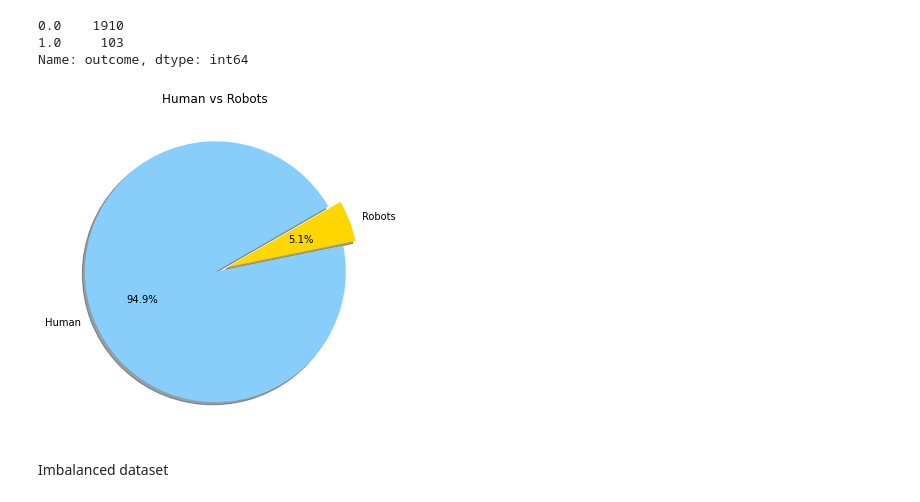
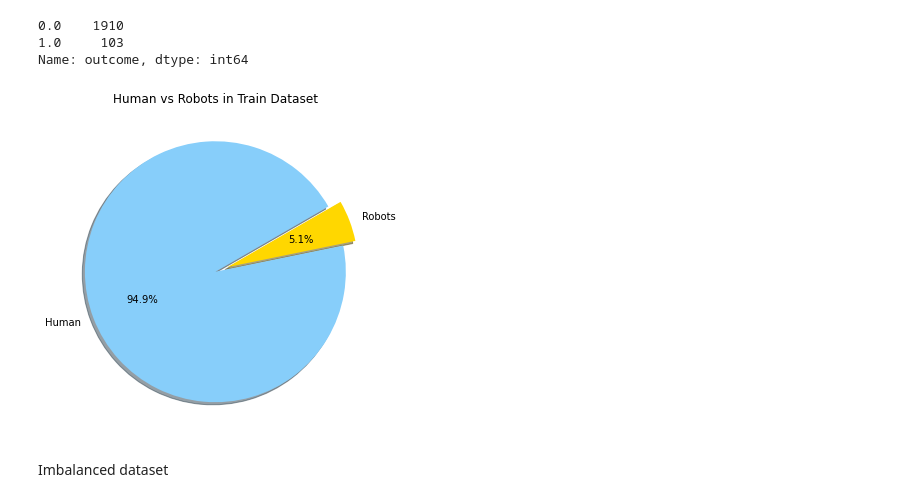
Before and after one commit to Marwan-Takrouri/Human-or-Robot-Facebook-Kaggle, a Jupyter notebook: Explore_the_data.ipynb, the cells around one changed output. Saved outputs shown, nothing was run; the diff lists cells and outputs as text; code cells hidden in the pictures.

```diff
--- a/Explore_the_data.ipynb
+++ b/Explore_the_data.ipynb
@@ -61,14 +61,15 @@ Name: outcome, dtype: int64
 # %%
 # Plot the results
 x = train_df.outcome.value_counts()
 
 plt.subplots(figsize=(10, 6))
 plt.pie(x, labels=["Human", "Robots"], colors=["lightskyblue", "gold"],explode=[0, 0.1], autopct='%1.1f%%', shadow=True,startangle=30)
-plt.title("Human vs Robots")
+plt.title("Human vs Robots in Train Dataset")
 mpl.rcParams['font.size'] = 14
+plt.savefig("Images/Human_bot_train.png")
 plt.show()
 # %% [output]
-[figure, old version]
+[figure, new version]
 # %% [markdown]
 Imbalanced dataset
 # %%
```
Also changed, not shown: parts of 2 cells of this notebook, 2 other files.
